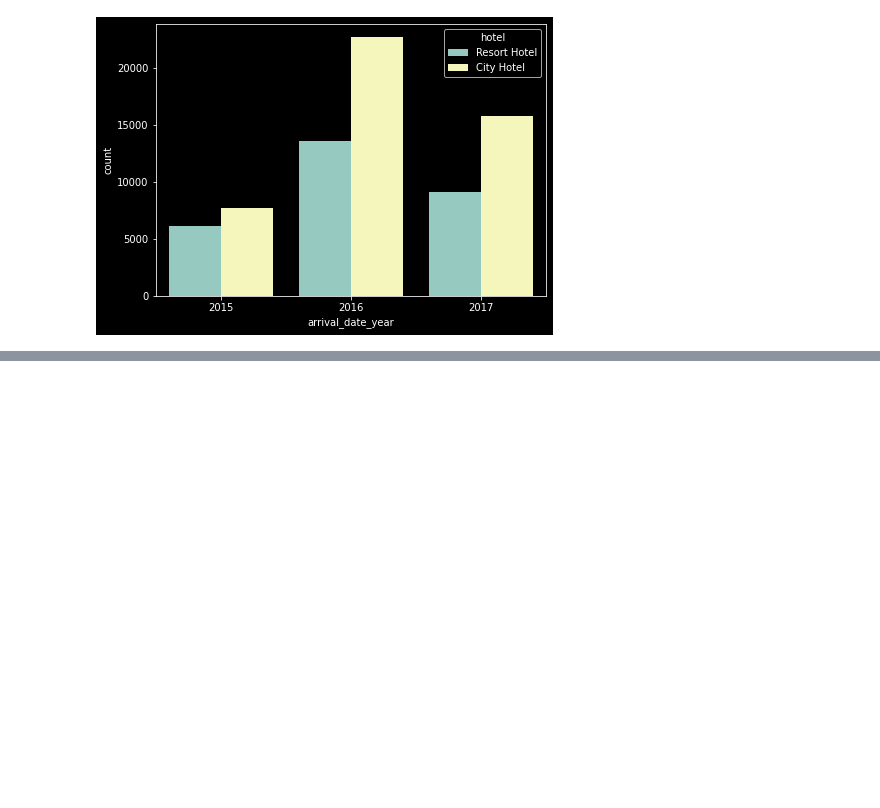
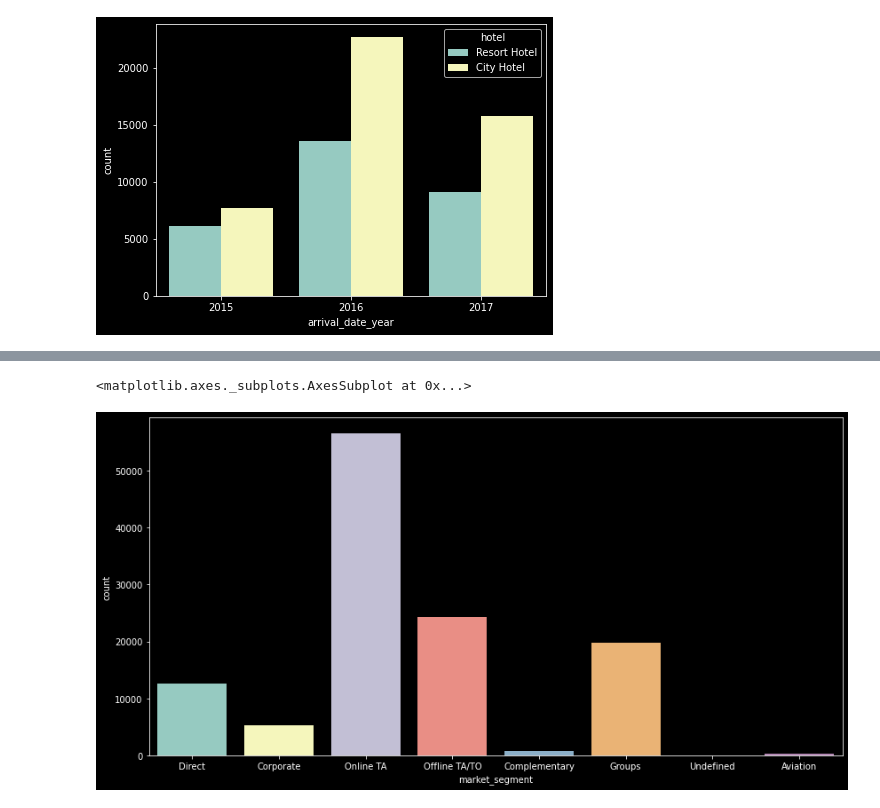
Before and after one commit to dhiru-c/CAPSTONE_PROJECT-HOTEL-BOOKING-ANALYSIS, a Jupyter notebook: Hotel_Booking_Analysis_Capstone_Project.ipynb, the cells around one changed output, grey strips where cells are left out. Cells and saved outputs as stored; diff of their text form; code cells hidden in the pictures; blank space fills up the shorter version.

```diff
--- a/Hotel_Booking_Analysis_Capstone_Project.ipynb
+++ b/Hotel_Booking_Analysis_Capstone_Project.ipynb
@@ -388,0 +577,6 @@ sns.countplot(x='arrival_date_year', hue='hotel',  data=confirm_booking_df);
+# %%
+plt.figure(figsize=(14,7))
+sns.countplot(hotel_df['market_segment'])
+# %% [output]
+<matplotlib.axes._subplots.AxesSubplot at 0x...>
+[figure, added]
```
Also changed, not shown: parts of 21 cells of this notebook.
